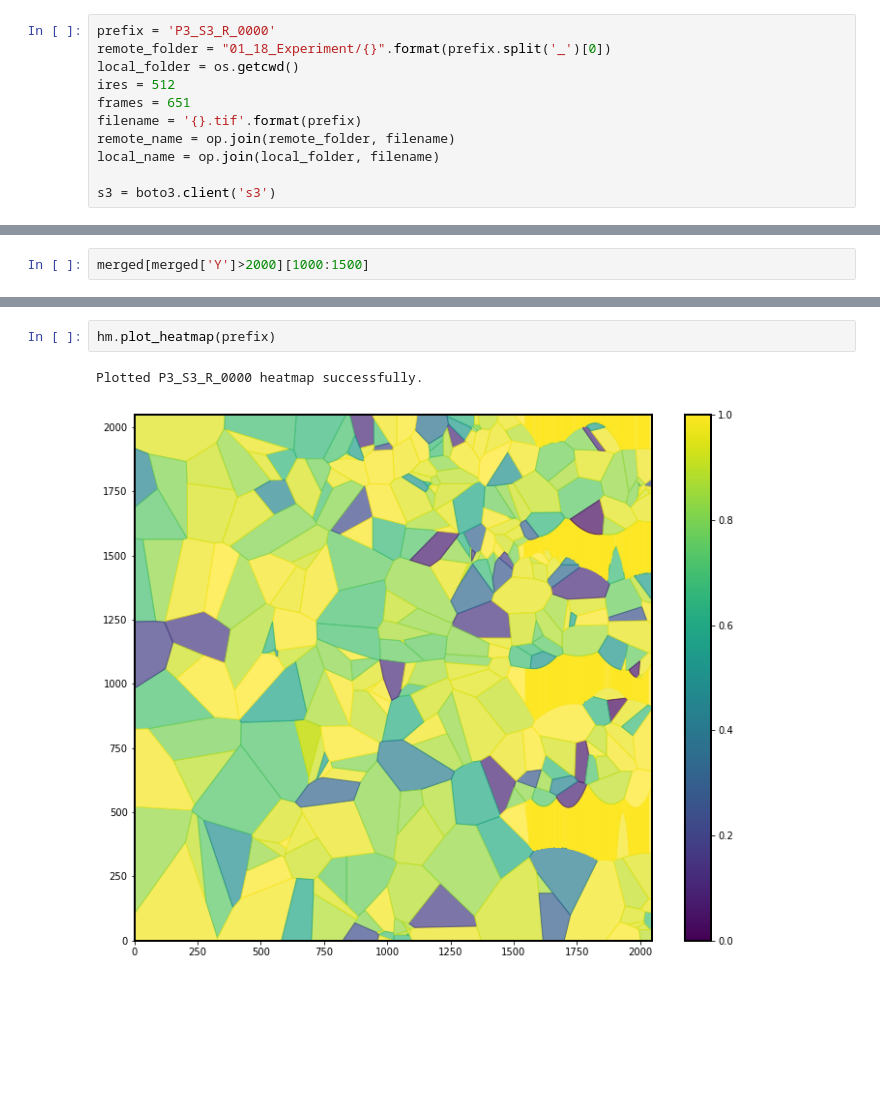
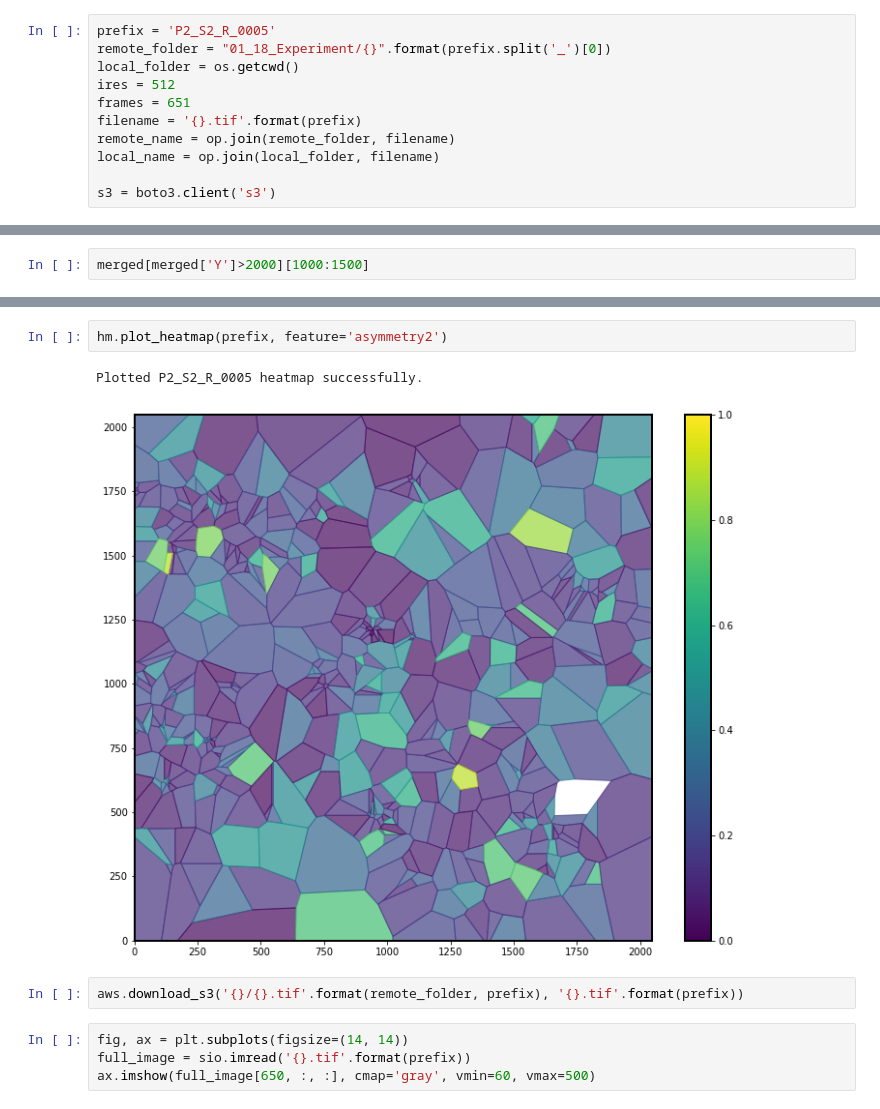
Before and after one commit to Nance-Lab/diff_classifier, a Jupyter notebook: notebooks/02_22_18_demo_diff_classifier.ipynb, the cells around one changed output, grey strips where cells are left out. Drawn from its saved outputs; the diff is of its cells as text; blank space fills up the shorter version.

Commit message:
Fixed issues with image realignment.

```diff
--- a/notebooks/02_22_18_demo_diff_classifier.ipynb
+++ b/notebooks/02_22_18_demo_diff_classifier.ipynb
@@ -25,7 +28,7 @@ sio.imshow(test_image[0, :, :], cmap='gray', vmin=60, vmax=250)
 # %% [markdown]
 # Splitting images before analysis
 # %%
-prefix = 'P3_S3_R_0000'
+prefix = 'P2_S2_R_0005'
 remote_folder = "01_18_Experiment/{}".format(prefix.split('_')[0])
 local_folder = os.getcwd()
 ires = 512
@@ -167,5 +205,11 @@ Plotted P3_S3_R_0000 trajectories successfully.
 # %%
-hm.plot_heatmap(prefix)
+hm.plot_heatmap(prefix, feature='asymmetry2')
 # %% [output]
-Plotted P3_S3_R_0000 heatmap successfully.
+Plotted P2_S2_R_0005 heatmap successfully.
-[figure, old version]
+[figure, new version]
+# %%
+aws.download_s3('{}/{}.tif'.format(remote_folder, prefix), '{}.tif'.format(prefix))
+# %%
+fig, ax = plt.subplots(figsize=(14, 14))
+full_image = sio.imread('{}.tif'.format(prefix))
+ax.imshow(full_image[650, :, :], cmap='gray', vmin=60, vmax=500)
```
Also changed, not shown: parts of 30 cells of this notebook, 3 other files.
